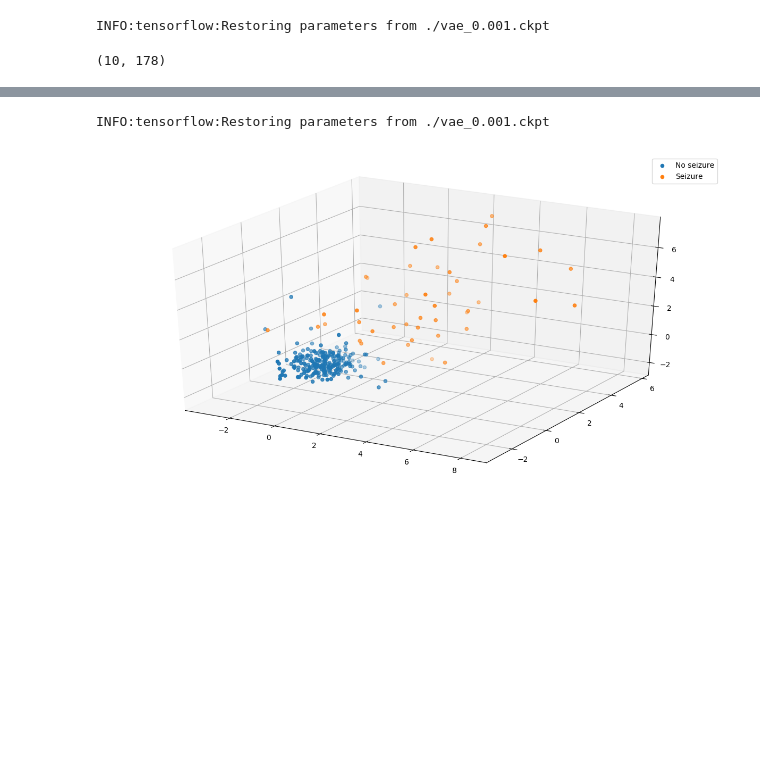
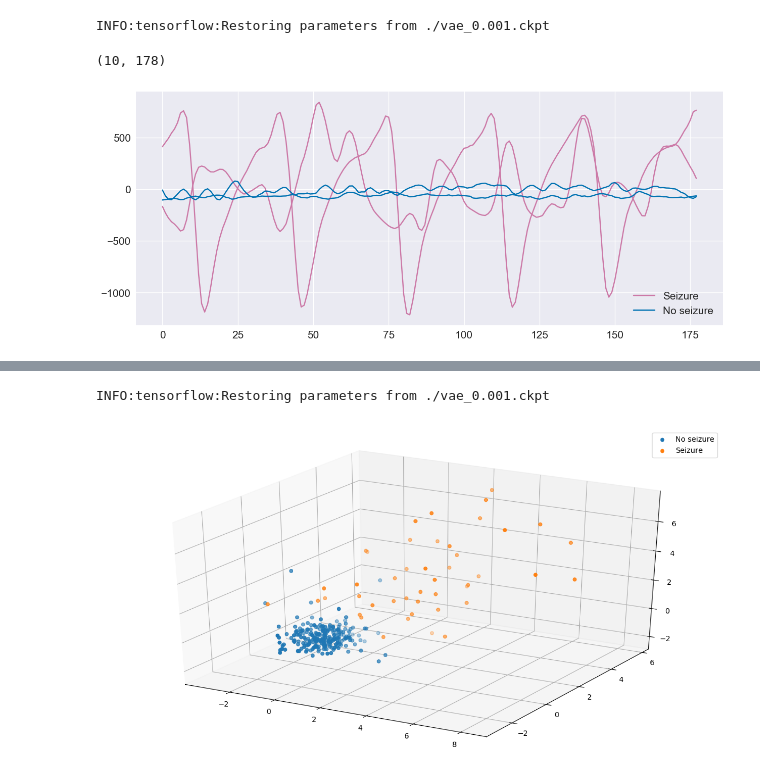
Before and after one commit to srom/ds, a Jupyter notebook: vae/Variational Auto-Encoder.ipynb, the cells around one changed output, grey strips where cells are left out. Drawn from its saved outputs; the diff is of its cells as text; code cells hidden in the pictures; blank space fills up the shorter version.

```diff
--- a/vae/Variational Auto-Encoder.ipynb
+++ b/vae/Variational Auto-Encoder.ipynb
@@ -123,6 +125,30 @@ def plot_data(data):
 
     for instance in data:
         ax.plot(x, instance, '-')
+# %%
+y_no_seizure_train_indices = [i for i, yy in enumerate(y) if yy > 1]
+y_seizure_train_indices = [i for i, yy in enumerate(y) if yy == 1]
+# %%
+def plot_seizure_vs_no_seizure(x_seizure, x_no_seizure):
+    f, ax = plt.subplots(1, 1, figsize=(15, 6))
+    palette = sns.color_palette('colorblind')
+
+    instance = x_seizure[0]
+    x_ax = range(len(instance))
+
+    for i, instance in enumerate(x_seizure):
+        label = 'Seizure' if i == 0 else None
+        ax.plot(x_ax, instance, '-', color=palette[3], label=label)
+
+    for i, instance in enumerate(x_no_seizure):
+        label = 'No seizure' if i == 0 else None
+        ax.plot(x_ax, instance, '-', color=palette[0], label=label)
+
+    ax.legend()
+# %%
+plot_seizure_vs_no_seizure(X[y_seizure_train_indices[2:4]], X[y_no_seizure_train_indices[2:4]])
+# %% [output]
+[figure, added]
 # %%
 plot_data(X_sample[:3])
 # %% [output]
```
Also changed, not shown: parts of 14 cells of this notebook.
